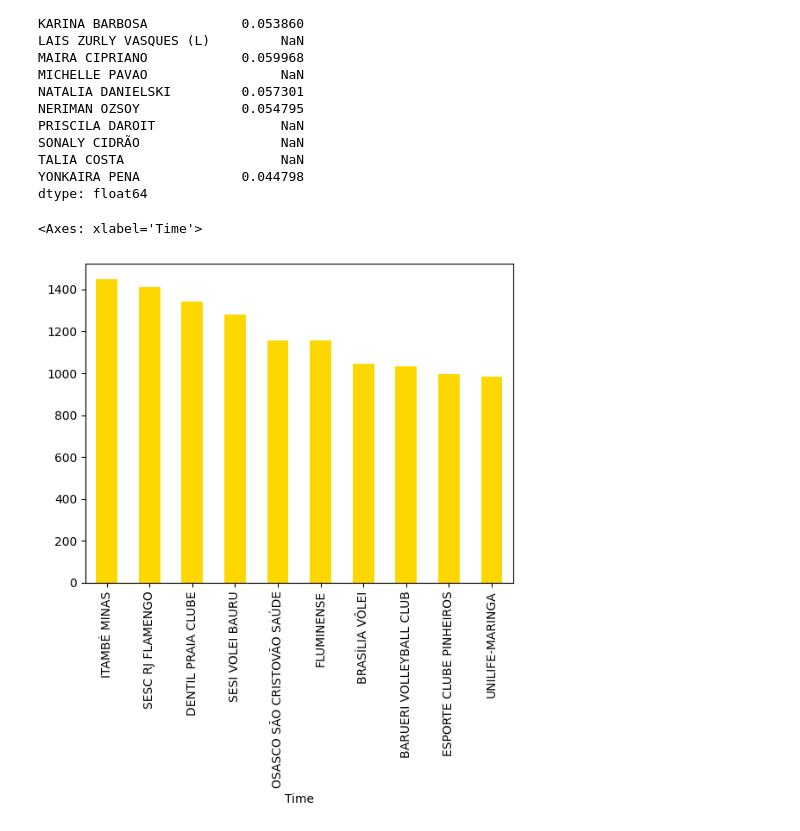
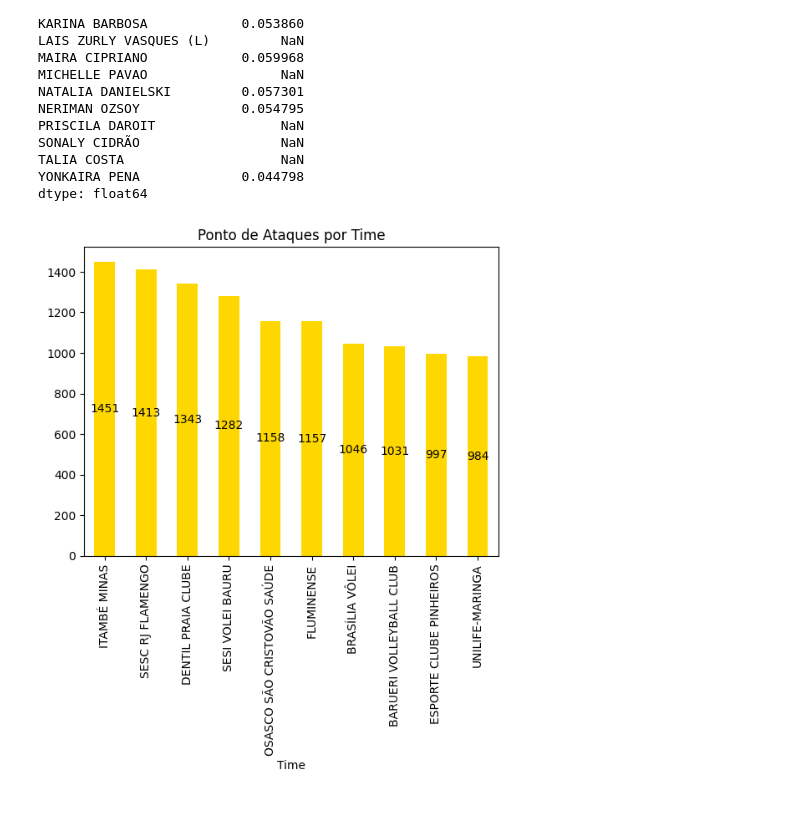
Before and after one commit to geannypthiesen/Mentoria, a Jupyter notebook: DataUnderstanding.ipynb, the cells around one changed output. Cells and saved outputs as stored; diff of their text form; code cells hidden in the pictures.

Commit message:
erros e ataques

```diff
--- a/DataUnderstanding.ipynb
+++ b/DataUnderstanding.ipynb
@@ -259,10 +259,14 @@ dtype: float64
 # %%
 ataque_time = df.groupby('Time')['Ataque Exc.'].sum()
 iataque = ataque_time.argsort
 iataque = ataque_time.argsort(ataque_time)[::-1].head(10)
 ataque_time = ataque_time[iataque]
 ataque_time
-ataque_time.plot(x = "Time" , y= "ataque_time" , kind="bar", color="gold")
+ax = ataque_time.plot(x = "Time" , y= "ataque_time" , kind="bar", color="gold")
+ax.set_title("Ponto de Ataques por Time")
+for i in ax.containers:
+    ax.bar_label(i, label_type='center')
+
+plt.show()
 # %% [output]
-<Axes: xlabel='Time'>
-[figure, old version]
+[figure, new version]
```
Also changed, not shown: parts of 3 cells of this notebook.
